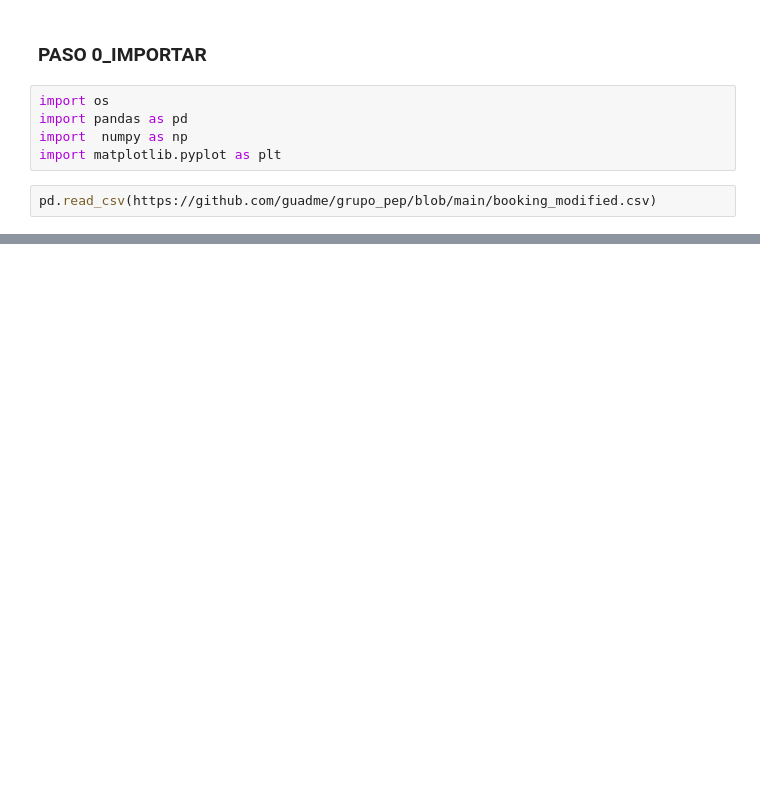
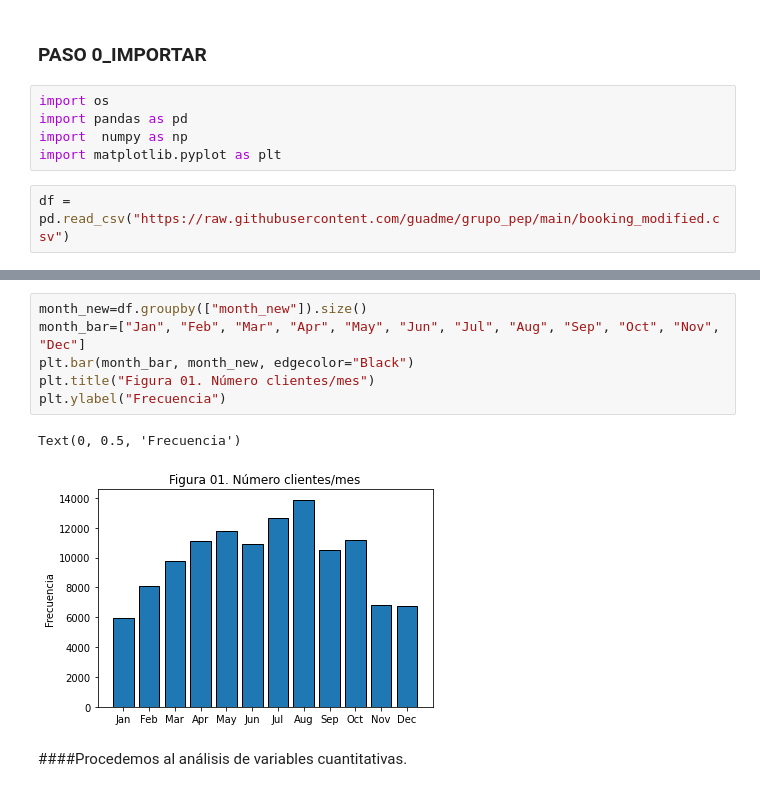
Before and after one commit to jabrio/EDEM_Exercises_Statistics_Python, a Jupyter notebook: PEP_Grupo01.ipynb, the cells around one changed output, grey strips where cells are left out. Cells and saved outputs as stored; diff of their text form; blank space fills up the shorter version.

```diff
--- a/PEP_Grupo01.ipynb
+++ b/PEP_Grupo01.ipynb
@@ -24,4 +25,4 @@ import pandas as pd
 import  numpy as np
 import matplotlib.pyplot as plt
 # %%
-pd.read_csv(https://github.com/guadme/grupo_pep/blob/main/booking_modified.csv)
+df = pd.read_csv("https://raw.githubusercontent.com/guadme/grupo_pep/main/booking_modified.csv")
@@ -29,0 +96,11 @@ SyntaxError: ignored
+# %%
+month_new=df.groupby(["month_new"]).size()
+month_bar=["Jan", "Feb", "Mar", "Apr", "May", "Jun", "Jul", "Aug", "Sep", "Oct", "Nov", "Dec"]
+plt.bar(month_bar, month_new, edgecolor="Black")
+plt.title("Figura 01. Número clientes/mes")
+plt.ylabel("Frecuencia")
+# %% [output]
+Text(0, 0.5, 'Frecuencia')
+[figure, added]
+# %% [markdown]
+####Procedemos al análisis de variables cuantitativas.
```
Also changed, not shown: parts of 48 cells of this notebook.
